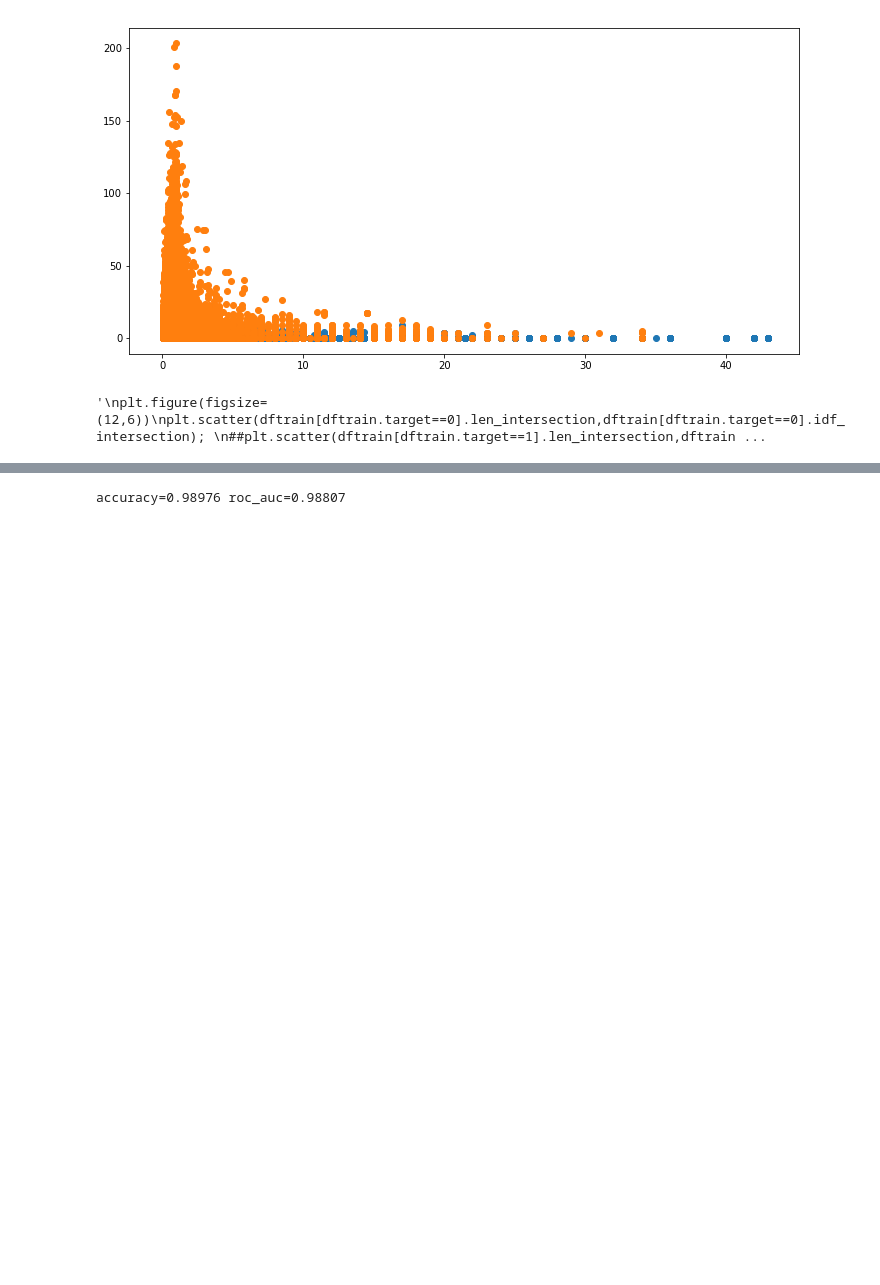
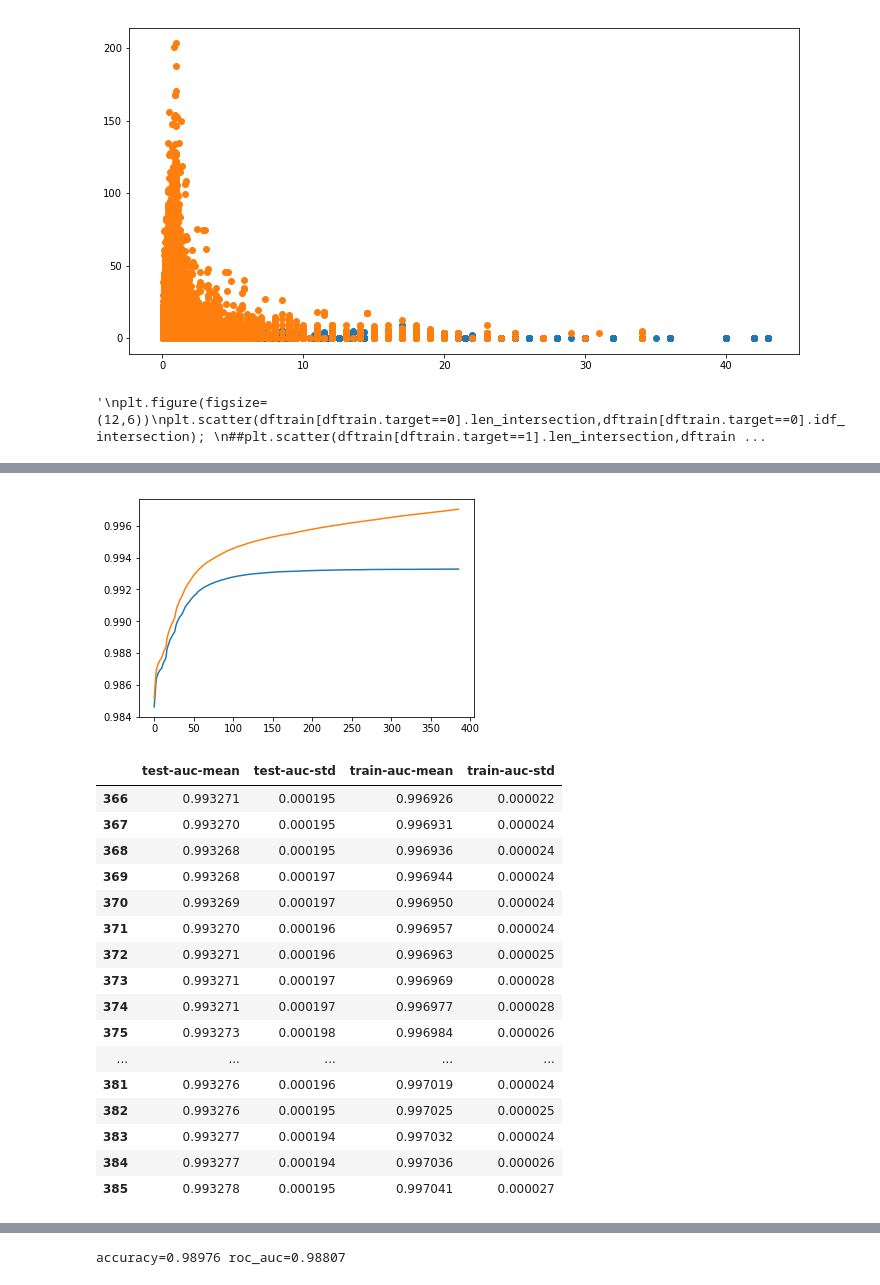
Before and after one commit to SorokinV/SberBank-2017-09-A, a Jupyter notebook: Jupyter/exp-baseline.ipynb, the cells around one changed output, grey strips where cells are left out. Cells and saved outputs as stored; diff of their text form; code cells hidden in the pictures; blank space fills up the shorter version.

```diff
--- a/Jupyter/exp-baseline.ipynb
+++ b/Jupyter/exp-baseline.ipynb
@@ -649,0 +710,24 @@ ddftrain = model.predict_proba(dftrain[columns])[:, 1]
+# %%
+plt.plot(history['test-auc-mean']);
+plt.plot(history['train-auc-mean']);
+plt.show();
+history.tail(20)
+# %% [output]
+[figure, added]
+|  | test-auc-mean | test-auc-std | train-auc-mean | train-auc-std |
+| 366 | 0.993271 | 0.000195 | 0.996926 | 0.000022 |
+| 367 | 0.993270 | 0.000195 | 0.996931 | 0.000024 |
+| 368 | 0.993268 | 0.000195 | 0.996936 | 0.000024 |
+| 369 | 0.993268 | 0.000197 | 0.996944 | 0.000024 |
+| 370 | 0.993269 | 0.000197 | 0.996950 | 0.000024 |
+| 371 | 0.993270 | 0.000196 | 0.996957 | 0.000024 |
+| 372 | 0.993271 | 0.000196 | 0.996963 | 0.000025 |
+| 373 | 0.993271 | 0.000197 | 0.996969 | 0.000028 |
+| 374 | 0.993271 | 0.000197 | 0.996977 | 0.000028 |
+| 375 | 0.993273 | 0.000198 | 0.996984 | 0.000026 |
+| ... | ... | ... | ... | ... |
+| 381 | 0.993276 | 0.000196 | 0.997019 | 0.000024 |
+| 382 | 0.993276 | 0.000195 | 0.997025 | 0.000025 |
+| 383 | 0.993277 | 0.000194 | 0.997032 | 0.000024 |
+| 384 | 0.993277 | 0.000194 | 0.997036 | 0.000026 |
+| 385 | 0.993278 | 0.000195 | 0.997041 | 0.000027 |
```
Also changed, not shown: parts of 17 cells of this notebook, 1 other file.
